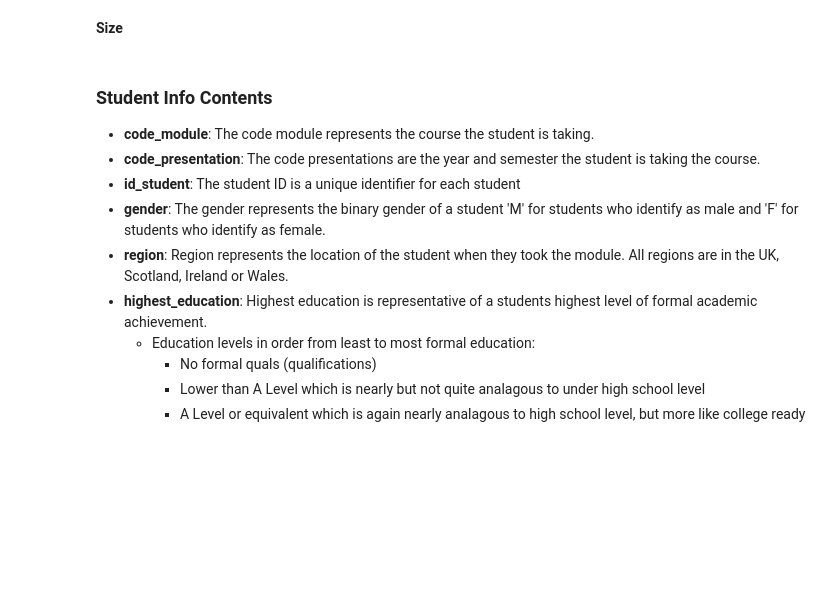
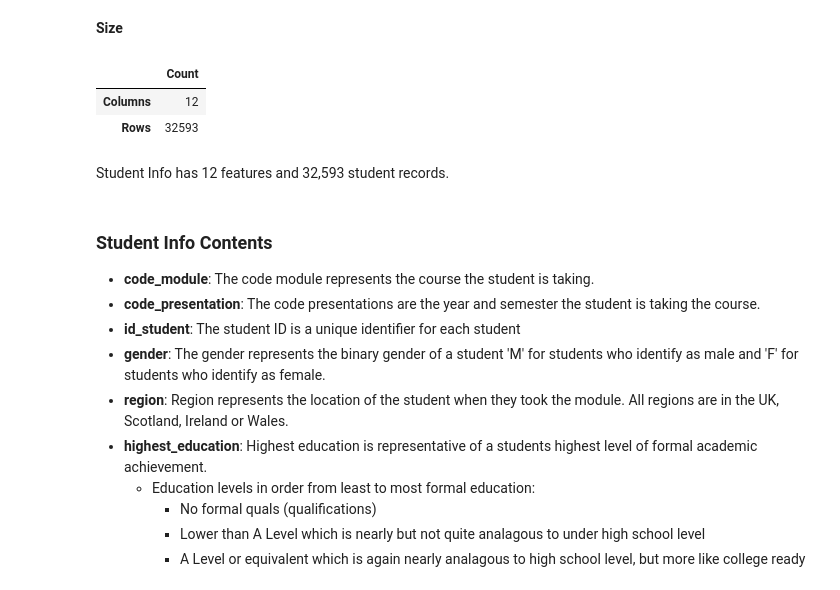
Before and after one commit to freyjagarner/Student-Data-Analysis, a Jupyter notebook: Capstone/Student_Information.ipynb, the cells around one changed output. Drawn from its saved outputs; the diff is of its cells as text; code cells hidden in the pictures; blank space fills up the shorter version.

```diff
--- a/Capstone/Student_Information.ipynb
+++ b/Capstone/Student_Information.ipynb
@@ -16,11 +23,18 @@ student_info.head()
 **Size**
 # %%
 # get size counts of stud_info
-get_size(stud_info)
+get_size(student_info)
+# %% [output]
+|  | Count |
+| Columns | 12 |
+| Rows | 32593 |
 # %%
 md(f'''
-Student Info has {len(stud_info.columns)} features and {"{:,}".format(len(stud_info))} student records.
+Student Info has {len(student_info.columns)} features and {"{:,}".format(len(student_info))} student records.
 ''')
+# %% [output]
+
+Student Info has 12 features and 32,593 student records.
 # %% [markdown]
 ### Student Info Contents
 
```
Also changed, not shown: parts of 33 cells of this notebook.
